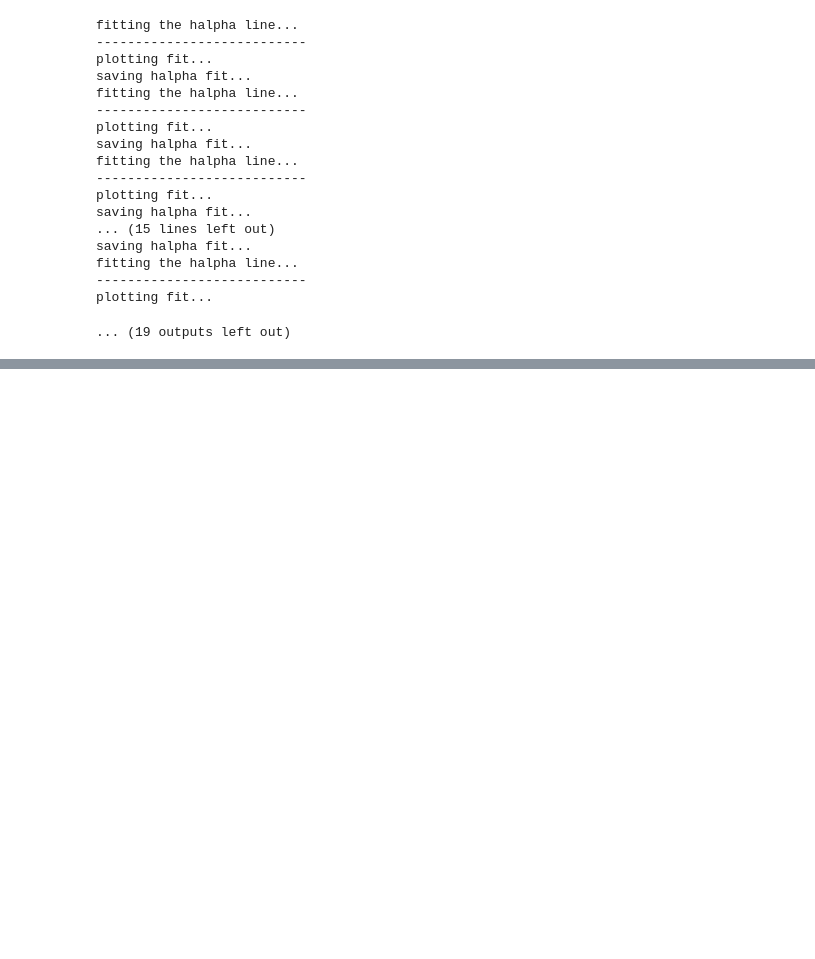
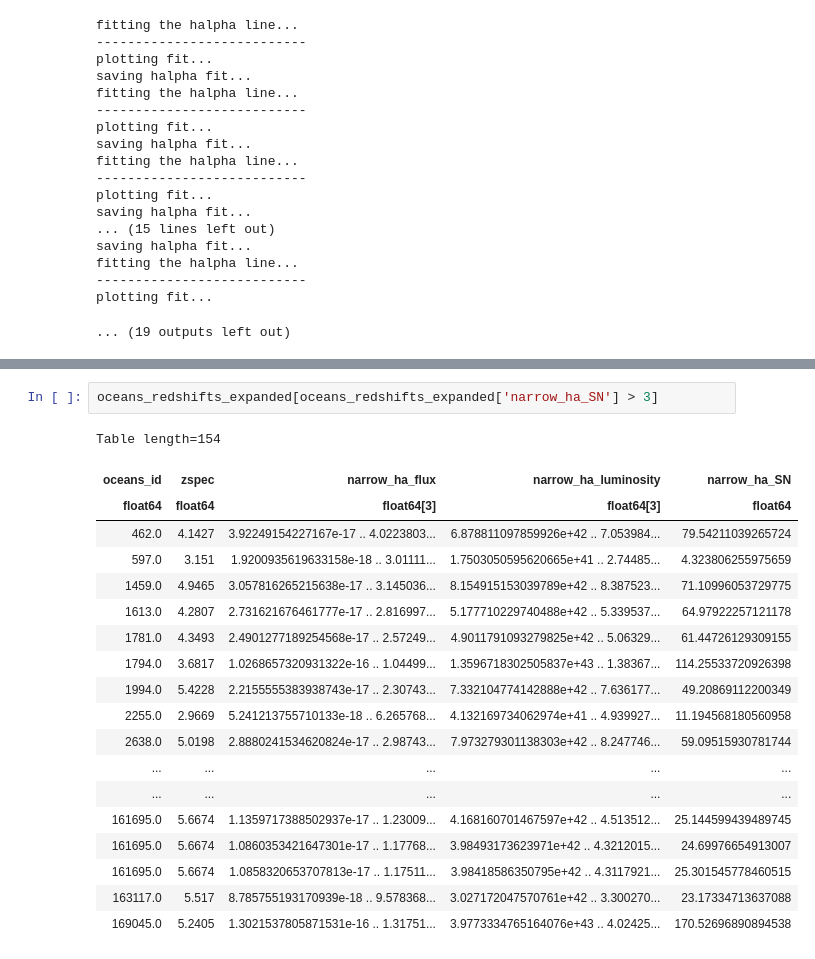
Before and after one commit to madisyn-brooks/Emission-Line-Fitting, a Jupyter notebook: oceans_emission_lines.ipynb, the cells around one changed output, grey strips where cells are left out. Saved outputs shown, nothing was run; the diff lists cells and outputs as text; blank space fills up the shorter version.

```diff
--- a/oceans_emission_lines.ipynb
+++ b/oceans_emission_lines.ipynb
@@ -516,0 +486,22 @@ Table length=35
+# %%
+oceans_redshifts_expanded[oceans_redshifts_expanded['narrow_ha_SN'] > 3]
+# %% [output]
+Table length=154
+| oceans_id | zspec | narrow_ha_flux | narrow_ha_luminosity | narrow_ha_SN |
+| float64 | float64 | float64[3] | float64[3] | float64 |
+| 462.0 | 4.1427 | 3.92249154227167e-17 .. 4.0223803... | 6.878811097859926e+42 .. 7.053984... | 79.54211039265724 |
+| 597.0 | 3.151 | 1.9200935619633158e-18 .. 3.01111... | 1.7503050595620665e+41 .. 2.74485... | 4.323806255975659 |
+| 1459.0 | 4.9465 | 3.057816265215638e-17 .. 3.145036... | 8.154915153039789e+42 .. 8.387523... | 71.10996053729775 |
+| 1613.0 | 4.2807 | 2.731621676461777e-17 .. 2.816997... | 5.177710229740488e+42 .. 5.339537... | 64.97922257121178 |
+| 1781.0 | 4.3493 | 2.4901277189254568e-17 .. 2.57249... | 4.9011791093279825e+42 .. 5.06329... | 61.44726129309155 |
+| 1794.0 | 3.6817 | 1.0268657320931322e-16 .. 1.04499... | 1.3596718302505837e+43 .. 1.38367... | 114.25533720926398 |
+| 1994.0 | 5.4228 | 2.2155555383938743e-17 .. 2.30743... | 7.332104774142888e+42 .. 7.636177... | 49.20869112200349 |
+| 2255.0 | 2.9669 | 5.241213755710133e-18 .. 6.265768... | 4.132169734062974e+41 .. 4.939927... | 11.194568180560958 |
+| 2638.0 | 5.0198 | 2.8880241534620824e-17 .. 2.98743... | 7.973279301138303e+42 .. 8.247746... | 59.09515930781744 |
+| ... | ... | ... | ... | ... |
+| ... | ... | ... | ... | ... |
+| 161695.0 | 5.6674 | 1.1359717388502937e-17 .. 1.23009... | 4.168160701467597e+42 .. 4.513512... | 25.144599439489745 |
+| 161695.0 | 5.6674 | 1.0860353421647301e-17 .. 1.17768... | 3.98493173623971e+42 .. 4.3212015... | 24.69976654913007 |
+| 161695.0 | 5.6674 | 1.0858320653707813e-17 .. 1.17511... | 3.98418586350795e+42 .. 4.3117921... | 25.301545778460515 |
+| 163117.0 | 5.517 | 8.785755193170939e-18 .. 9.578368... | 3.027172047570761e+42 .. 3.300270... | 23.17334713637088 |
+| 169045.0 | 5.2405 | 1.3021537805871531e-16 .. 1.31751... | 3.9773334765164076e+43 .. 4.02425... | 170.52696890894538 |
```
Also changed, not shown: parts of 5 cells of this notebook.
